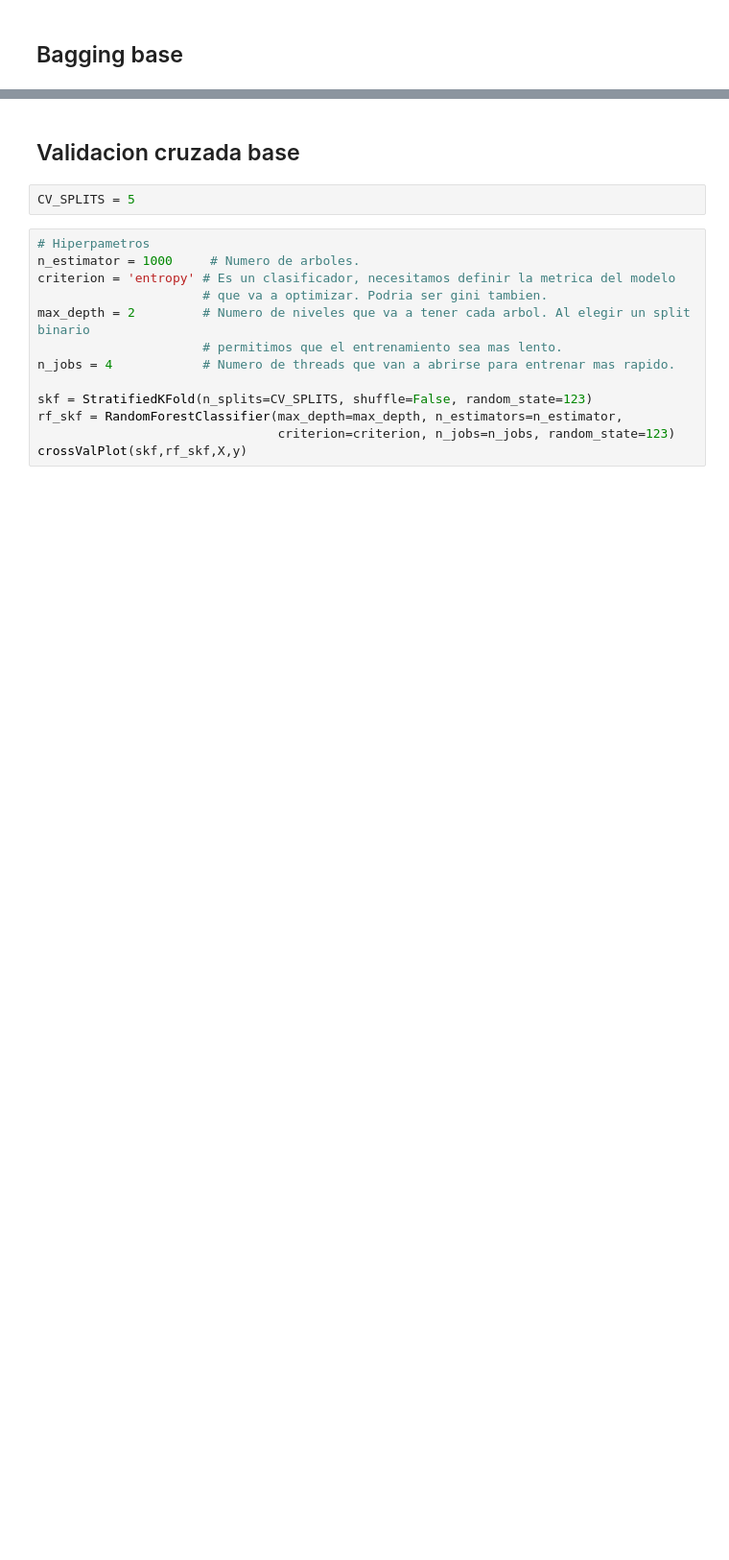
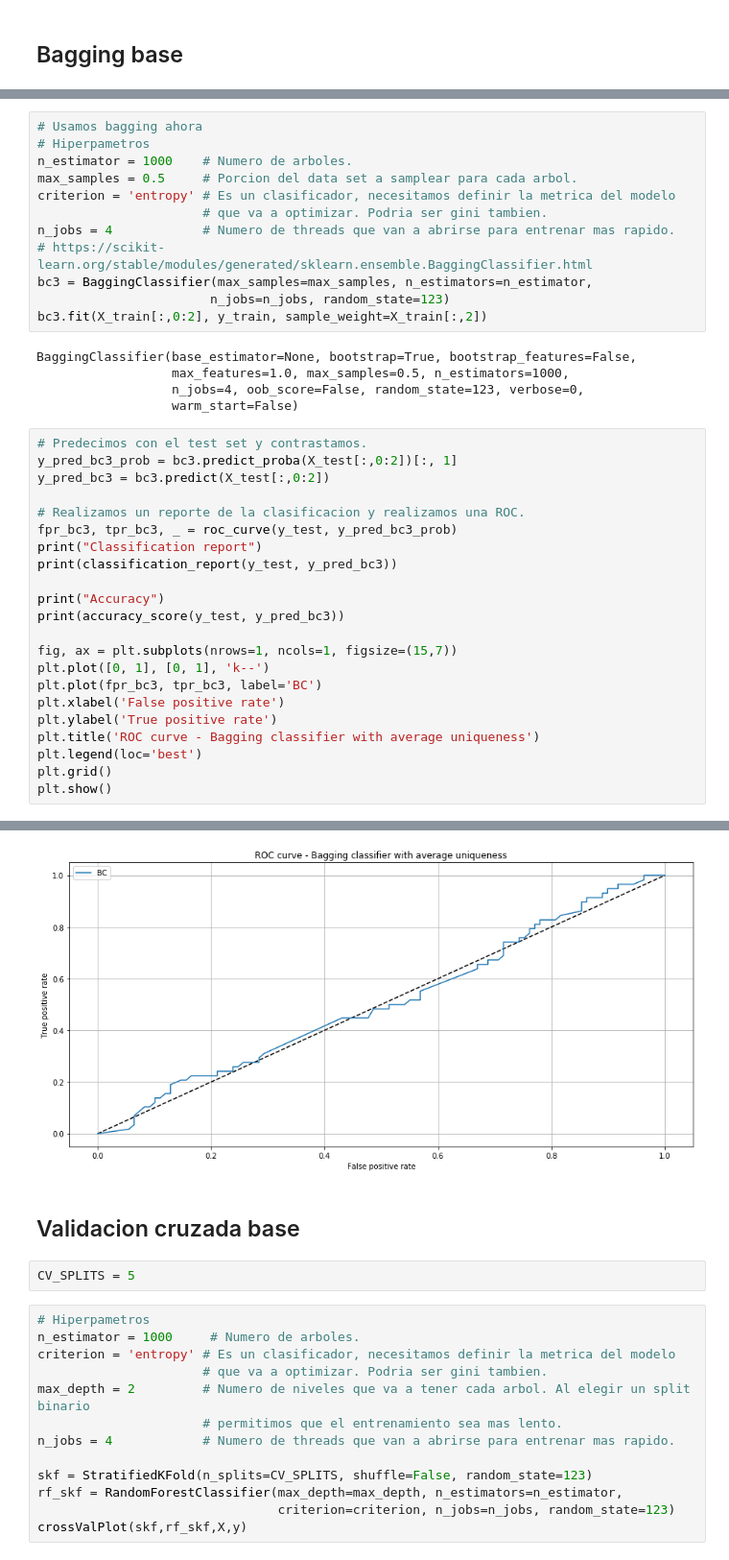
Before and after one commit to agalbachicar/financial_analytics, a Jupyter notebook: notebooks/models_cv_bet_sizing.ipynb, the cells around one changed output, grey strips where cells are left out. Shown at 96% size. Saved outputs shown, nothing was run; the diff lists cells and outputs as text; blank space fills up the shorter version.

```diff
--- a/notebooks/models_cv_bet_sizing.ipynb
+++ b/notebooks/models_cv_bet_sizing.ipynb
@@ -1439,0 +1504,40 @@ Accuracy
+# %%
+# Usamos bagging ahora
+# Hiperpametros
+n_estimator = 1000    # Numero de arboles.
+max_samples = 0.5     # Porcion del data set a samplear para cada arbol.
+criterion = 'entropy' # Es un clasificador, necesitamos definir la metrica del modelo
+                      # que va a optimizar. Podria ser gini tambien.
+n_jobs = 4            # Numero de threads que van a abrirse para entrenar mas rapido.
+# https://scikit-learn.org/stable/modules/generated/sklearn.ensemble.BaggingClassifier.html
+bc3 = BaggingClassifier(max_samples=max_samples, n_estimators=n_estimator,
+                       n_jobs=n_jobs, random_state=123)
+bc3.fit(X_train[:,0:2], y_train, sample_weight=X_train[:,2])
+# %% [output]
+BaggingClassifier(base_estimator=None, bootstrap=True, bootstrap_features=False,
+                  max_features=1.0, max_samples=0.5, n_estimators=1000,
+                  n_jobs=4, oob_score=False, random_state=123, verbose=0,
+                  warm_start=False)
+# %%
+# Predecimos con el test set y contrastamos.
+y_pred_bc3_prob = bc3.predict_proba(X_test[:,0:2])[:, 1]
+y_pred_bc3 = bc3.predict(X_test[:,0:2])
+
+# Realizamos un reporte de la clasificacion y realizamos una ROC.
+fpr_bc3, tpr_bc3, _ = roc_curve(y_test, y_pred_bc3_prob)
+print("Classification report")
+print(classification_report(y_test, y_pred_bc3))
+
+print("Accuracy")
+print(accuracy_score(y_test, y_pred_bc3))
+
+fig, ax = plt.subplots(nrows=1, ncols=1, figsize=(15,7))
+plt.plot([0, 1], [0, 1], 'k--')
+plt.plot(fpr_bc3, tpr_bc3, label='BC')
+plt.xlabel('False positive rate')
+plt.ylabel('True positive rate')
+plt.title('ROC curve - Bagging classifier with average uniqueness')
+plt.legend(loc='best')
+plt.grid()
+plt.show()
+# %% [output]
@@ -1440,3 +1556,4 @@ Accuracy
+[figure, added]
 # %% [markdown]
 ## Validacion cruzada base
 # %%
```
Also changed, not shown: parts of 18 cells of this notebook.
